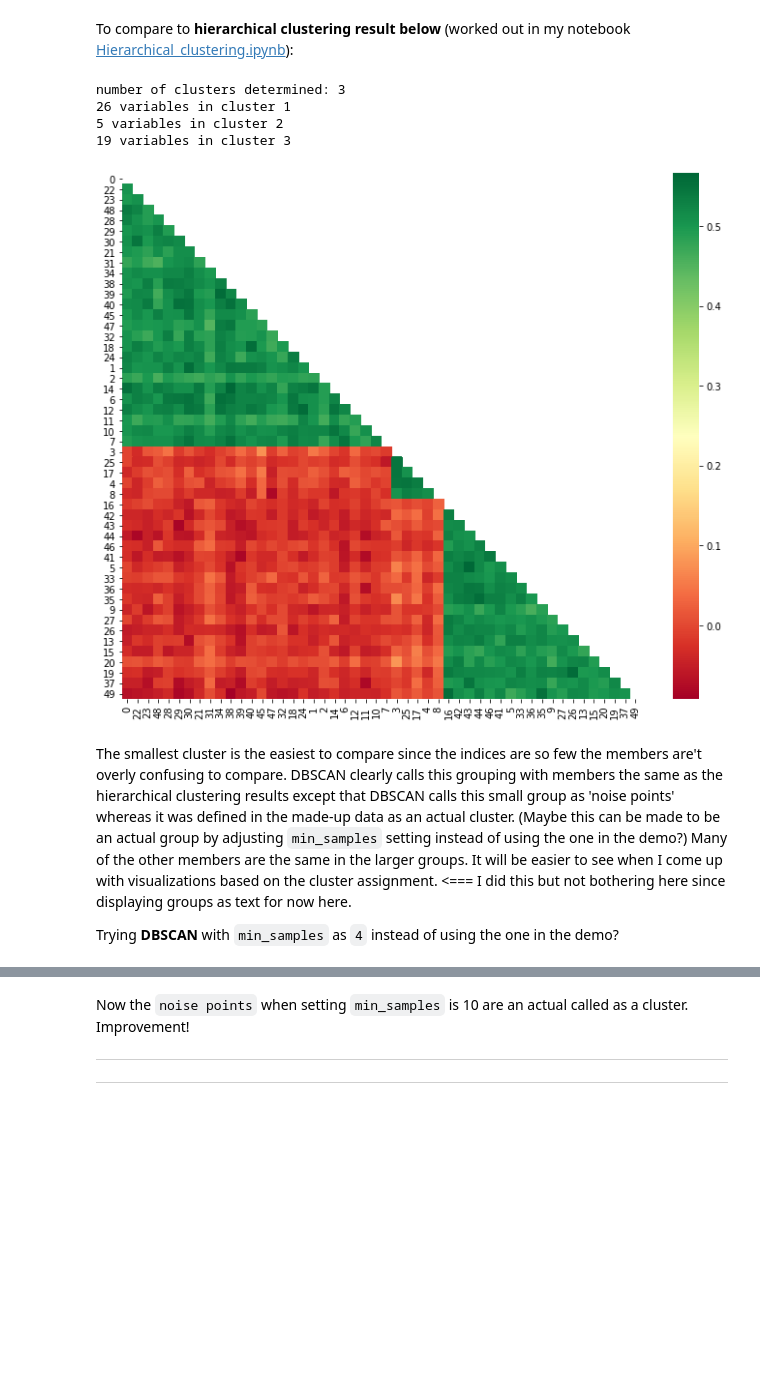
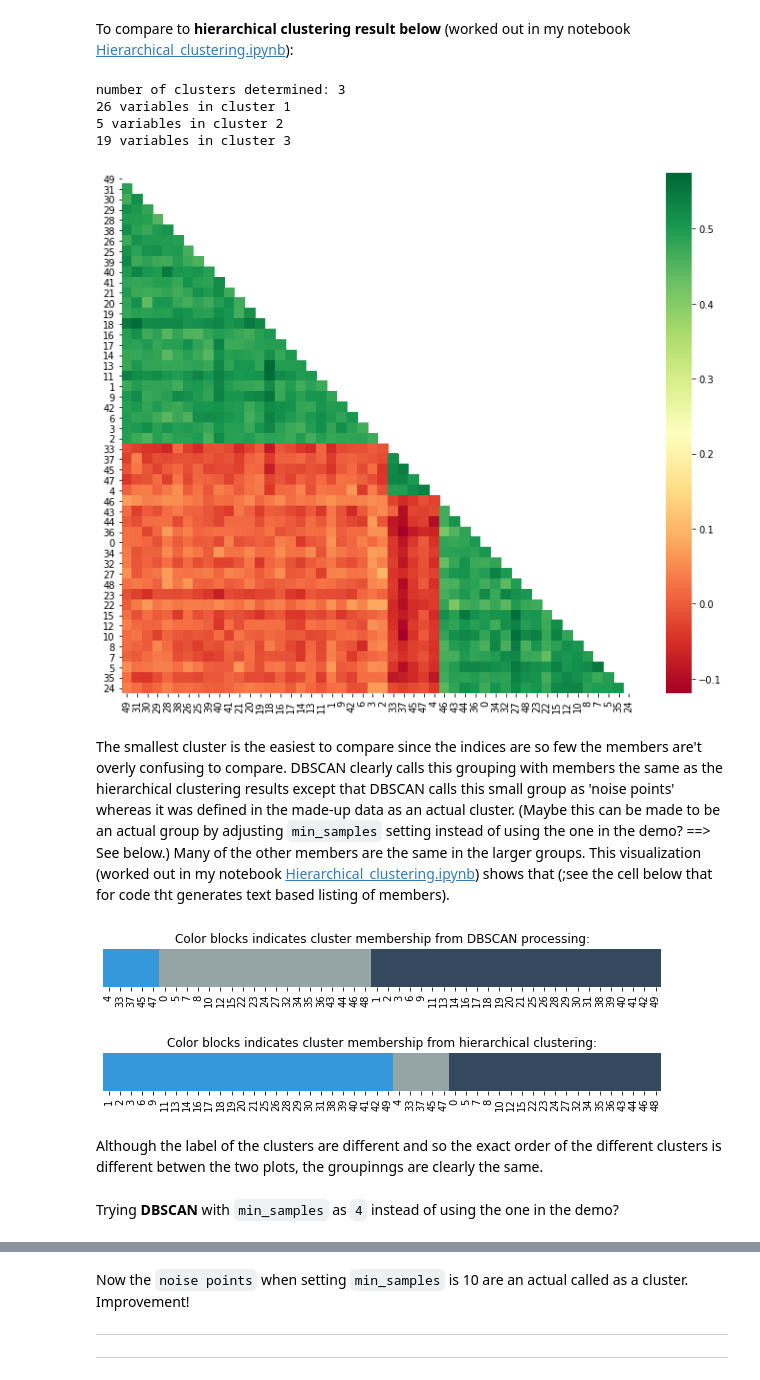
Before and after one commit to fomightez/cluster_analysis-binder, a Jupyter notebook: dbscan.ipynb, the cells around one changed output, grey strips where cells are left out. Drawn from its saved outputs; the diff is of its cells as text; code cells hidden in the pictures; blank space fills up the shorter version.

Commit message:
add visualization comparison

```diff
--- a/dbscan.ipynb
+++ b/dbscan.ipynb
@@ -300,33 +300,100 @@ To compare to **hierarchical clustering result below** (worked out in my noteboo
 # %%
 # hierarchical clustering  <--- FOR comparing to DBSCAN result
 import scipy
 import scipy.cluster.hierarchy as sch
 
 
 X = df.corr().values
 d = sch.distance.pdist(X)   # vector of ('55' choose 2) pairwise distances
 L = sch.linkage(d, method='complete')
 ind = sch.fcluster(L, 0.5*d.max(), 'distance')
 columns = [df.columns.tolist()[i] for i in list((np.argsort(ind)))]
-df_clustered = df.reindex(columns, axis=1) # this line updated from source because `df.reindex_axis()` deprecated
+df_clustered_hc = df.reindex(columns, axis=1) # this line updated from source because `df.reindex_axis()` deprecated
 
 print("number of clusters determined:",len(np.unique(ind)))
 for x in np.unique(ind):
     class_members = [xc for xc in ind if xc == x]
     print(f"{len(class_members)} variables in cluster {x}")
 
 
-plot_corr(df_clustered, size=10)
+plot_corr(df_clustered_hc, size=10)
 # %% [output]
 number of clusters determined: 3
 26 variables in cluster 1
 5 variables in cluster 2
 19 variables in cluster 3
-[figure, old version]
+[figure, new version]
 # %% [markdown]
-The smallest cluster is the easiest to compare since the indices are so few the members are't overly confusing to compare. DBSCAN clearly calls this grouping with members the same as the hierarchical clustering results except that DBSCAN calls this small group as 'noise points' whereas it was defined in the made-up data as an actual cluster. (Maybe this can be made to be an actual group by adjusting `min_samples` setting instead of using the one in the demo?)  Many of the other members are the same in the larger groups. It will be easier to see when I come up with visualizations based on the cluster assignment. <=== I did this but not bothering here since displaying groups as text for now here.
-
-Trying **DBSCAN** with `min_samples` as `4` instead of using the one in the demo?
+The smallest cluster is the easiest to compare since the indices are so few the members are't overly confusing to compare. DBSCAN clearly calls this grouping with members the same as the hierarchical clustering results except that DBSCAN calls this small group as 'noise points' whereas it was defined in the made-up data as an actual cluster. (Maybe this can be made to be an actual group by adjusting `min_samples` setting instead of using the one in the demo? ==> See below.)  Many of the other members are the same in the larger groups.  This visualization (worked out in my notebook [Hierarchical_clustering.ipynb](Hierarchical_clustering.ipynb)) shows that (;see the cell below that for code tht generates text based listing of members).
+# %%
+# Visualize members for each
+import seaborn as sns
+import pandas as pd
+import numpy as np
+import matplotlib.pyplot as plt
+
+# Prepare the data for DBSCAN
+data4df = labels
+df4view = pd.DataFrame(data4df)  #<--- note DO NOT USE `pd.DataFrame.from_records` here
+df4view = df4view.T
+labels4df = sorted(list(df_clustered.columns))
+df4view.columns = labels4df
+df4viewreoriented = df4view.T
+df4viewreoriented = df4viewreoriented.rename_axis('sample_ids')
+df4viewreoriented.columns = ["cluster_num"]
+df4viewreoriented = df4viewreoriented.sort_values(by = ['cluster_num', 'sample_ids'], ascending = [True, True])
+df4view = df4viewreoriented.T
+
+# Plot after data preparation
+flatui = ["#9b59b6", "#3498db", "#95a5a6", "#e74c3c", "#34495e", "#2ecc71"] # from https://seaborn.pydata.org/tutorial/color_palettes.html
+flatui = [ "#3498db", "#9b59b6", "#95a5a6", "#2ecc71","#34495e"] # based on https://seaborn.pydata.org/tutorial/color_palettes.html
+plt.figure(figsize=(10, 0.7)) #from https://stackoverflow.com/a/55173418/8508004
+g = sns.heatmap(df4view, cmap=flatui,cbar=False) # hiding colorbar based
+# on https://stackoverflow.com/q/50454360/8508004
+
+g.set_yticklabels([""])
+plt.tick_params(
+    axis='y',          # changes apply to the x-axis
+    which='both',      # both major and minor ticks are affected
+    left=False,      # ticks along the left edge are off
+)
+g.set_xlabel("") # when added column name to make the sorting work I had to then turn off;
+# used approach like mentioned above for determining `g.set_yticklabels([""])` above
+
+plt.title("Color blocks indicates cluster membership from DBSCAN processing:");
+
+# Prepare the data for hierarchichal clustering
+data4df = ind
+df4view = pd.DataFrame(data4df)  #<--- note DO NOT USE `pd.DataFrame.from_records` here
+df4view = df4view.T
+labels4df = sorted(list(df_clustered_hc.columns))
+df4view.columns = labels4df
+df4viewreoriented = df4view.T
+df4viewreoriented = df4viewreoriented.rename_axis('sample_ids')
+df4viewreoriented.columns = ["cluster_num"]
+df4viewreoriented = df4viewreoriented.sort_values(by = ['cluster_num', 'sample_ids'], ascending = [True, True])
+df4view = df4viewreoriented.T
+
+# Plot after data preparation
+plt.figure(figsize=(10, 0.7)) #from https://stackoverflow.com/a/55173418/8508004
+g = sns.heatmap(df4view, cmap=flatui,cbar=False) # hiding colorbar based
+# on https://stackoverflow.com/q/50454360/8508004
+
+g.set_yticklabels([""])
+plt.tick_params(
+    axis='y',          # changes apply to the x-axis
+    which='both',      # both major and minor ticks are affected
+    left=False,      # ticks along the left edge are off
+)
+g.set_xlabel("")
+plt.title("Color blocks indicates cluster membership from hierarchical clustering:");
+# %% [output]
+[figure, added]
+[figure, added]
+# %% [markdown]
+Although the label of the clusters are different and so the exact order of the different clusters is different betwen the two plots, the groupinngs are clearly the same.
+# %% [markdown]
+Trying **DBSCAN** with `min_samples` as `4` instead of using the one in the demo?
 # %%
 import scipy
 import scipy.cluster.hierarchy as sch
```
Also changed, not shown: parts of 5 cells of this notebook.
